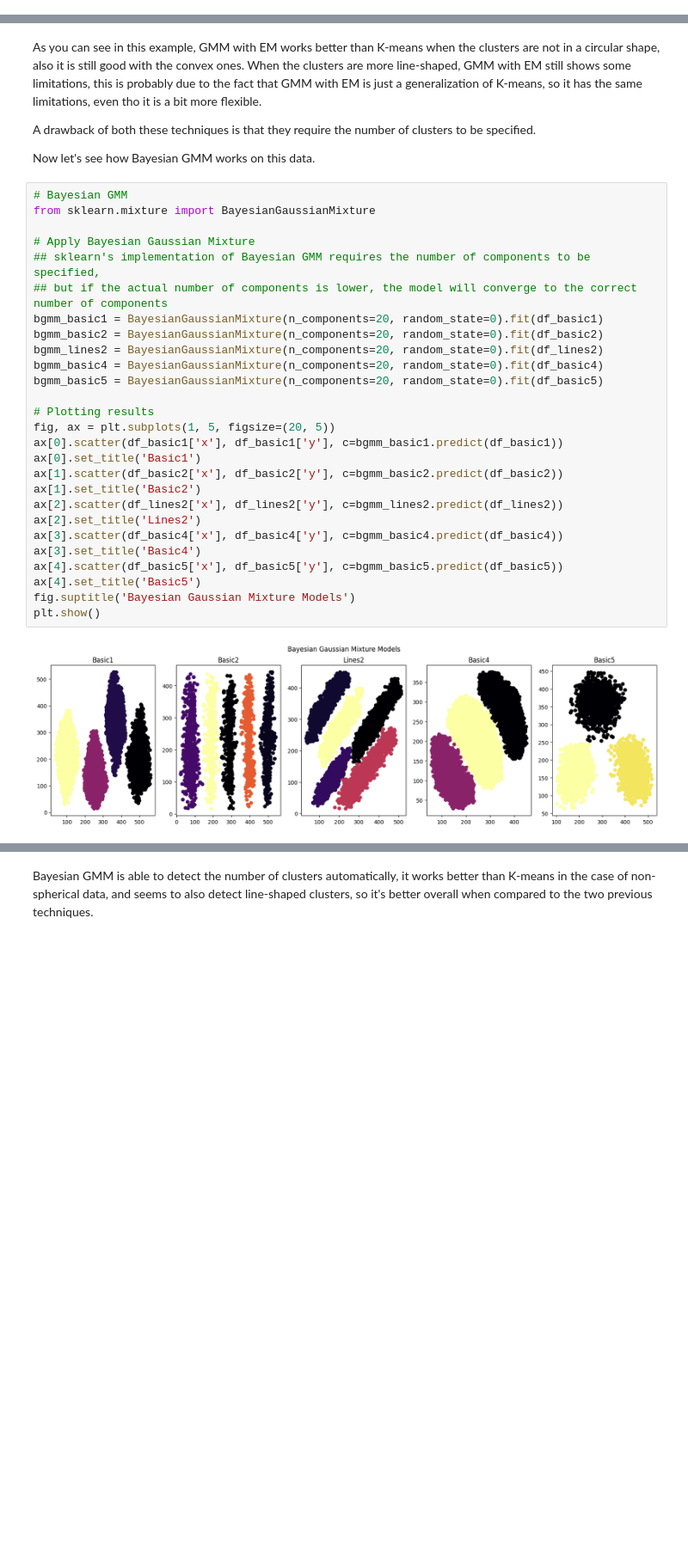
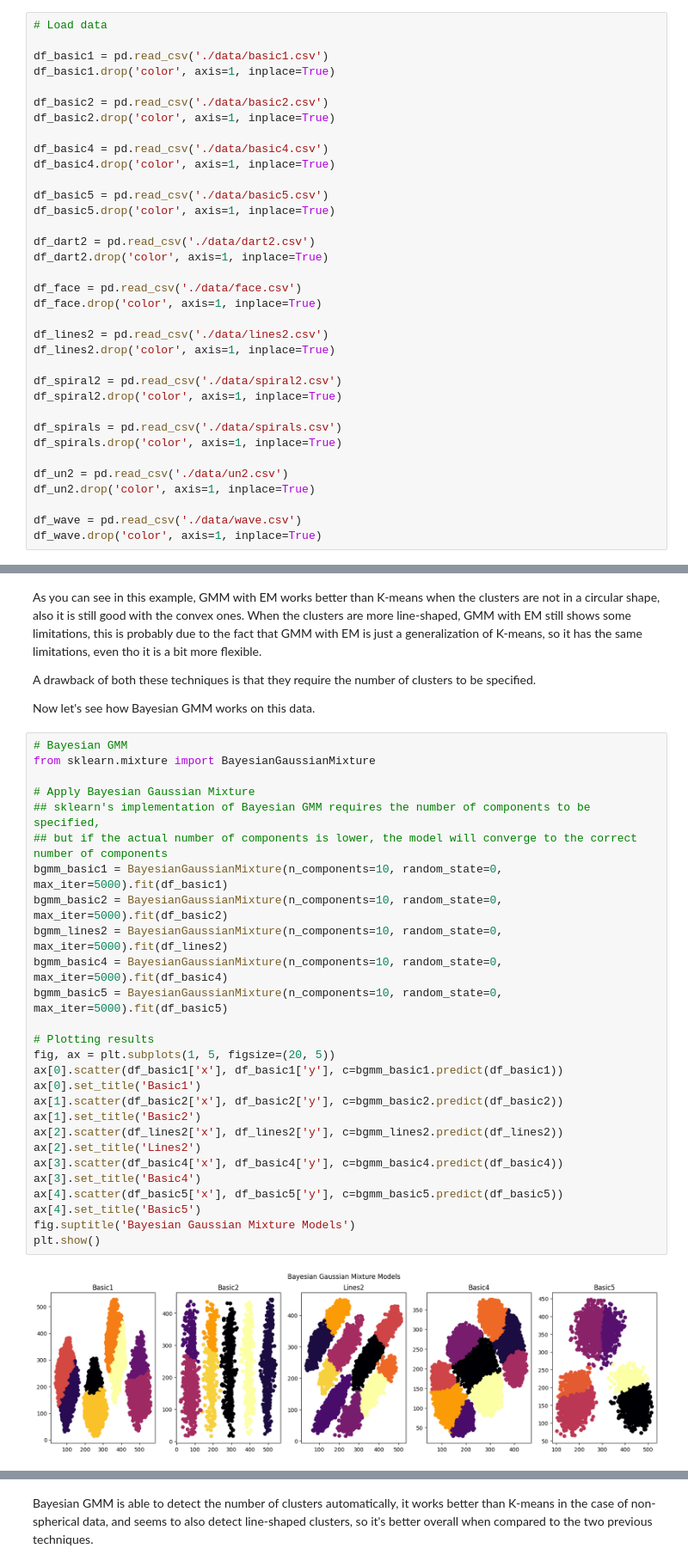
Before and after one commit to davidecapone/MixtureModelsClustering, a Jupyter notebook: notebooks/main.ipynb, the cells around one changed output, grey strips where cells are left out. Shown at 86% size. Cells and saved outputs as stored; diff of their text form; blank space fills up the shorter version.

Commit message:
Remove color feature from datasets

```diff
--- a/notebooks/main.ipynb
+++ b/notebooks/main.ipynb
@@ -8,6 +8,41 @@ plt.rcParams["image.cmap"] = 'inferno'
 # Suppress Jupyterlab warnings
 import warnings
 warnings.filterwarnings('ignore')
+# %%
+# Load data
+
+df_basic1 = pd.read_csv('./data/basic1.csv')
+df_basic1.drop('color', axis=1, inplace=True)
+
+df_basic2 = pd.read_csv('./data/basic2.csv')
+df_basic2.drop('color', axis=1, inplace=True)
+
+df_basic4 = pd.read_csv('./data/basic4.csv')
+df_basic4.drop('color', axis=1, inplace=True)
+
+df_basic5 = pd.read_csv('./data/basic5.csv')
+df_basic5.drop('color', axis=1, inplace=True)
+
+df_dart2 = pd.read_csv('./data/dart2.csv')
+df_dart2.drop('color', axis=1, inplace=True)
+
+df_face = pd.read_csv('./data/face.csv')
+df_face.drop('color', axis=1, inplace=True)
+
+df_lines2 = pd.read_csv('./data/lines2.csv')
+df_lines2.drop('color', axis=1, inplace=True)
+
+df_spiral2 = pd.read_csv('./data/spiral2.csv')
+df_spiral2.drop('color', axis=1, inplace=True)
+
+df_spirals = pd.read_csv('./data/spirals.csv')
+df_spirals.drop('color', axis=1, inplace=True)
+
+df_un2 = pd.read_csv('./data/un2.csv')
+df_un2.drop('color', axis=1, inplace=True)
+
+df_wave = pd.read_csv('./data/wave.csv')
+df_wave.drop('color', axis=1, inplace=True)
 # %% [markdown]
 # Clustering
 ![Clustering meme](./assets/meme.png "Clustering meme")
@@ -95,29 +123,29 @@ Now let's see how Bayesian GMM works on this data.
 # %%
 # Bayesian GMM
 from sklearn.mixture import BayesianGaussianMixture
 
 # Apply Bayesian Gaussian Mixture
 ## sklearn's implementation of Bayesian GMM requires the number of components to be specified,
 ## but if the actual number of components is lower, the model will converge to the correct number of components
-bgmm_basic1 = BayesianGaussianMixture(n_components=20, random_state=0).fit(df_basic1)
-bgmm_basic2 = BayesianGaussianMixture(n_components=20, random_state=0).fit(df_basic2)
-bgmm_lines2 = BayesianGaussianMixture(n_components=20, random_state=0).fit(df_lines2)
-bgmm_basic4 = BayesianGaussianMixture(n_components=20, random_state=0).fit(df_basic4)
-bgmm_basic5 = BayesianGaussianMixture(n_components=20, random_state=0).fit(df_basic5)
+bgmm_basic1 = BayesianGaussianMixture(n_components=10, random_state=0, max_iter=5000).fit(df_basic1)
+bgmm_basic2 = BayesianGaussianMixture(n_components=10, random_state=0, max_iter=5000).fit(df_basic2)
+bgmm_lines2 = BayesianGaussianMixture(n_components=10, random_state=0, max_iter=5000).fit(df_lines2)
+bgmm_basic4 = BayesianGaussianMixture(n_components=10, random_state=0, max_iter=5000).fit(df_basic4)
+bgmm_basic5 = BayesianGaussianMixture(n_components=10, random_state=0, max_iter=5000).fit(df_basic5)
 
 # Plotting results
 fig, ax = plt.subplots(1, 5, figsize=(20, 5))
 ax[0].scatter(df_basic1['x'], df_basic1['y'], c=bgmm_basic1.predict(df_basic1))
 ax[0].set_title('Basic1')
 ax[1].scatter(df_basic2['x'], df_basic2['y'], c=bgmm_basic2.predict(df_basic2))
 ax[1].set_title('Basic2')
 ax[2].scatter(df_lines2['x'], df_lines2['y'], c=bgmm_lines2.predict(df_lines2))
 ax[2].set_title('Lines2')
 ax[3].scatter(df_basic4['x'], df_basic4['y'], c=bgmm_basic4.predict(df_basic4))
 ax[3].set_title('Basic4')
 ax[4].scatter(df_basic5['x'], df_basic5['y'], c=bgmm_basic5.predict(df_basic5))
 ax[4].set_title('Basic5')
 fig.suptitle('Bayesian Gaussian Mixture Models')
 plt.show()
 # %% [output]
-[figure, old version]
+[figure, new version]
```
Also changed, not shown: parts of 8 cells of this notebook.
